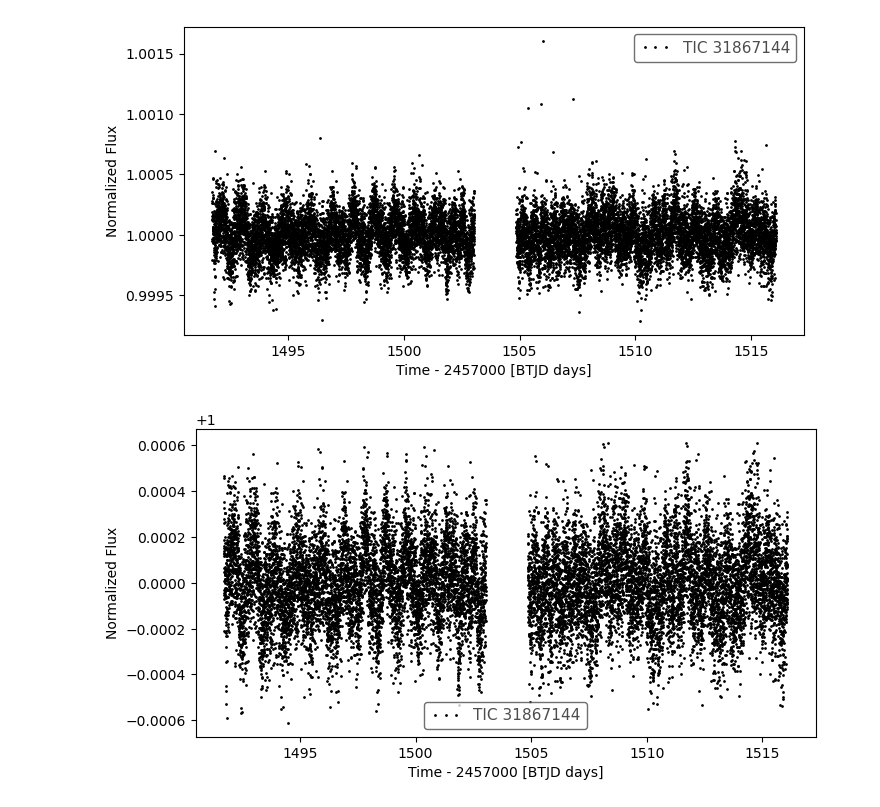
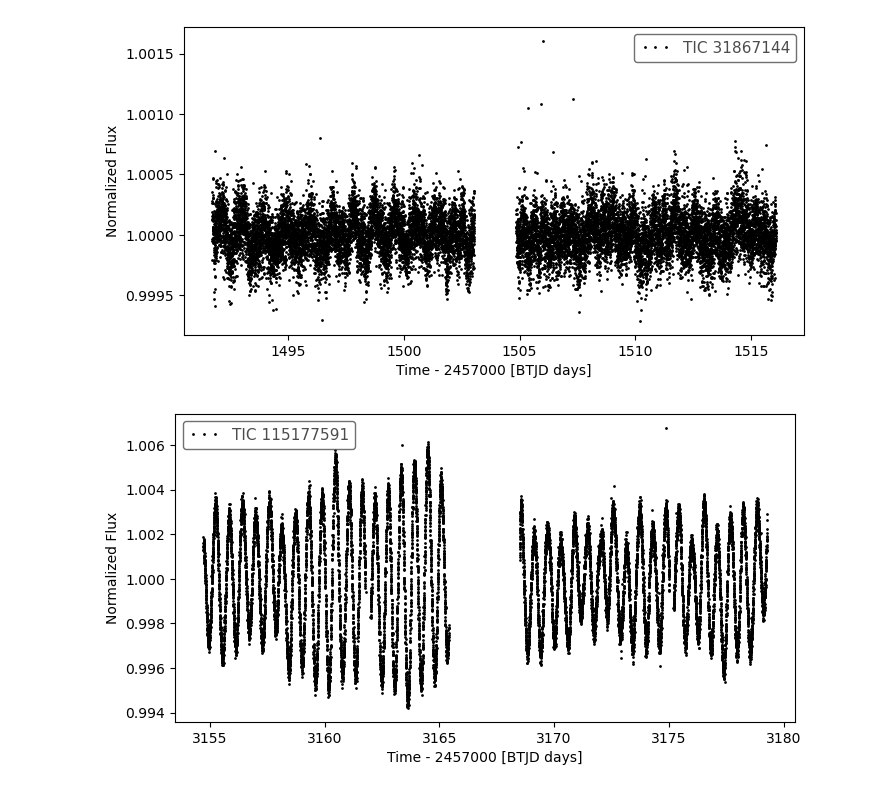
Before and after one commit to Josafary/Lightkurve_Codes, a Jupyter notebook: Outliers_comparing.ipynb, the cells around one changed output. Saved outputs shown, nothing was run; the diff lists cells and outputs as text; code cells hidden in the pictures.

```diff
--- a/Outliers_comparing.ipynb
+++ b/Outliers_comparing.ipynb
@@ -37,13 +25,14 @@ plt.show();
 # %% [output]
 [figure]
 # %%
-index = 2
+index = -1
 lc_clean = search[index].download().normalize().remove_outliers(sigma=3.5)
 sector = search.table['mission'][index][12:]
 
 fig, ax = plt.subplots(figsize=(8,4))
 lc_clean.plot(ax=ax, linewidth=0, marker='o', color='k', markersize=1)
-plt.savefig(f'IMG_Outliers_comparing/{tic}_{sector}_clean.jpg')
+#plt.savefig(f'IMG_Outliers_comparing/{tic}_{sector}_clean.jpg')
+#plt.savefig(f'../{tic}_{sector}.jpg')
 plt.show();
 # %% [output]
-[figure, old version]
+[figure, new version]
```
Also changed, not shown: parts of 1 cell of this notebook, 1 other file.
